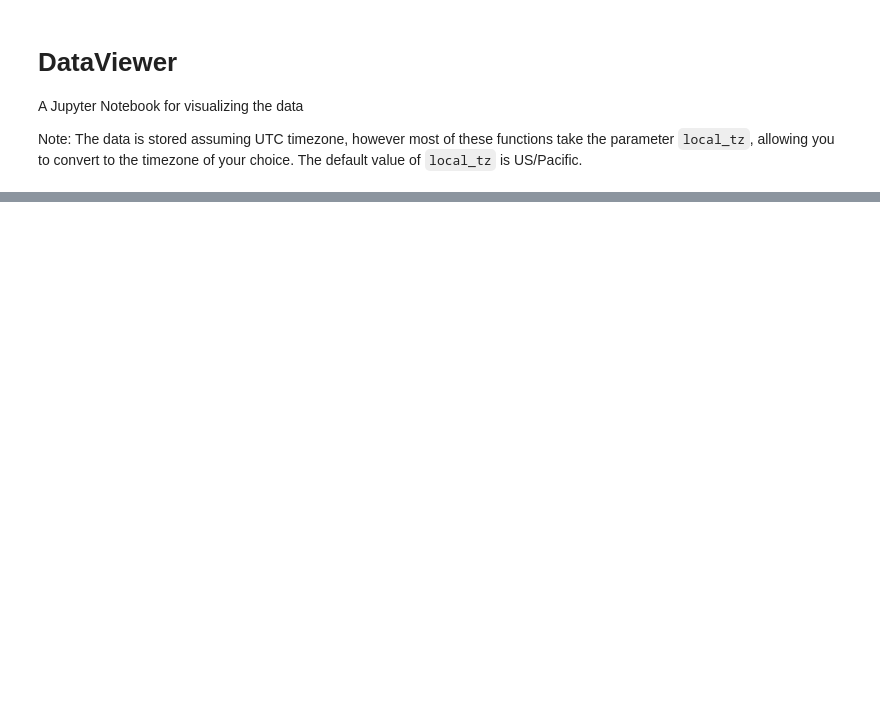
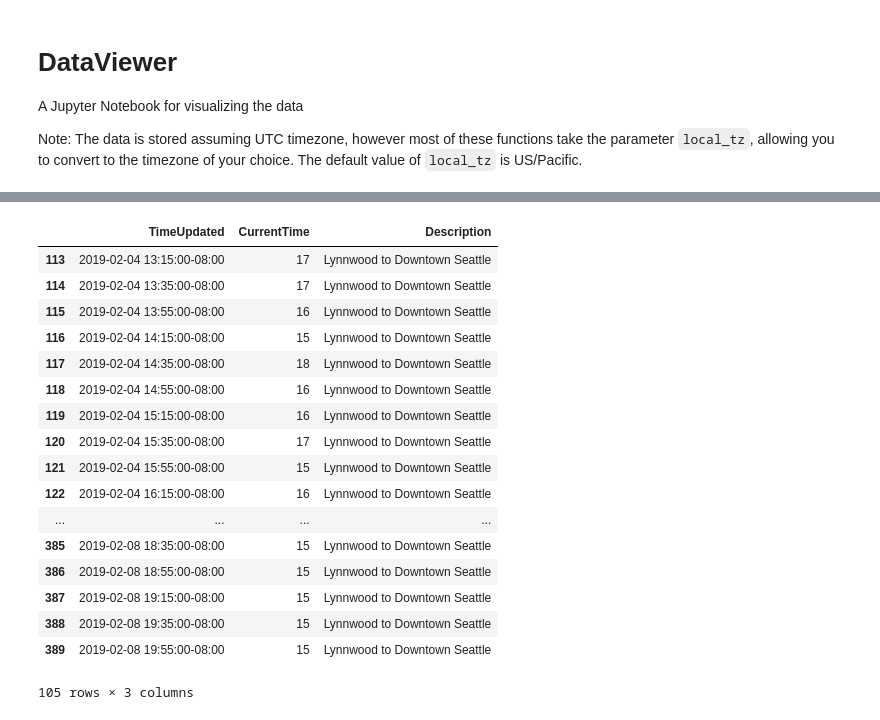
Before and after one commit to tblanarik/WSDOTTrafficData, a Jupyter notebook: src/python/jupyter/DataViewer.ipynb, the cells around one changed output, grey strips where cells are left out. Drawn from its saved outputs; the diff is of its cells as text; code cells hidden in the pictures; blank space fills up the shorter version.

```diff
--- a/src/python/jupyter/DataViewer.ipynb
+++ b/src/python/jupyter/DataViewer.ipynb
@@ -45,0 +68,21 @@ canvas.figure
+# %%
+df
+# %% [output]
+|  | TimeUpdated | CurrentTime | Description |
+| 113 | 2019-02-04 13:15:00-08:00 | 17 | Lynnwood to Downtown Seattle |
+| 114 | 2019-02-04 13:35:00-08:00 | 17 | Lynnwood to Downtown Seattle |
+| 115 | 2019-02-04 13:55:00-08:00 | 16 | Lynnwood to Downtown Seattle |
+| 116 | 2019-02-04 14:15:00-08:00 | 15 | Lynnwood to Downtown Seattle |
+| 117 | 2019-02-04 14:35:00-08:00 | 18 | Lynnwood to Downtown Seattle |
+| 118 | 2019-02-04 14:55:00-08:00 | 16 | Lynnwood to Downtown Seattle |
+| 119 | 2019-02-04 15:15:00-08:00 | 16 | Lynnwood to Downtown Seattle |
+| 120 | 2019-02-04 15:35:00-08:00 | 17 | Lynnwood to Downtown Seattle |
+| 121 | 2019-02-04 15:55:00-08:00 | 15 | Lynnwood to Downtown Seattle |
+| 122 | 2019-02-04 16:15:00-08:00 | 16 | Lynnwood to Downtown Seattle |
+| ... | ... | ... | ... |
+| 385 | 2019-02-08 18:35:00-08:00 | 15 | Lynnwood to Downtown Seattle |
+| 386 | 2019-02-08 18:55:00-08:00 | 15 | Lynnwood to Downtown Seattle |
+| 387 | 2019-02-08 19:15:00-08:00 | 15 | Lynnwood to Downtown Seattle |
+| 388 | 2019-02-08 19:35:00-08:00 | 15 | Lynnwood to Downtown Seattle |
+| 389 | 2019-02-08 19:55:00-08:00 | 15 | Lynnwood to Downtown Seattle |
+105 rows × 3 columns
```
Also changed, not shown: parts of 12 cells of this notebook, 3 other files.
